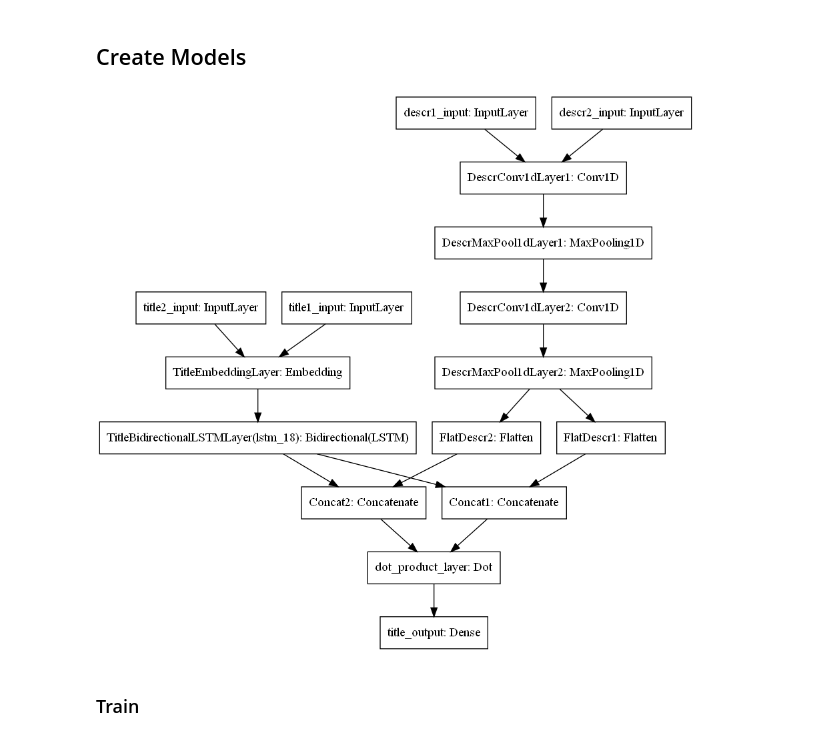
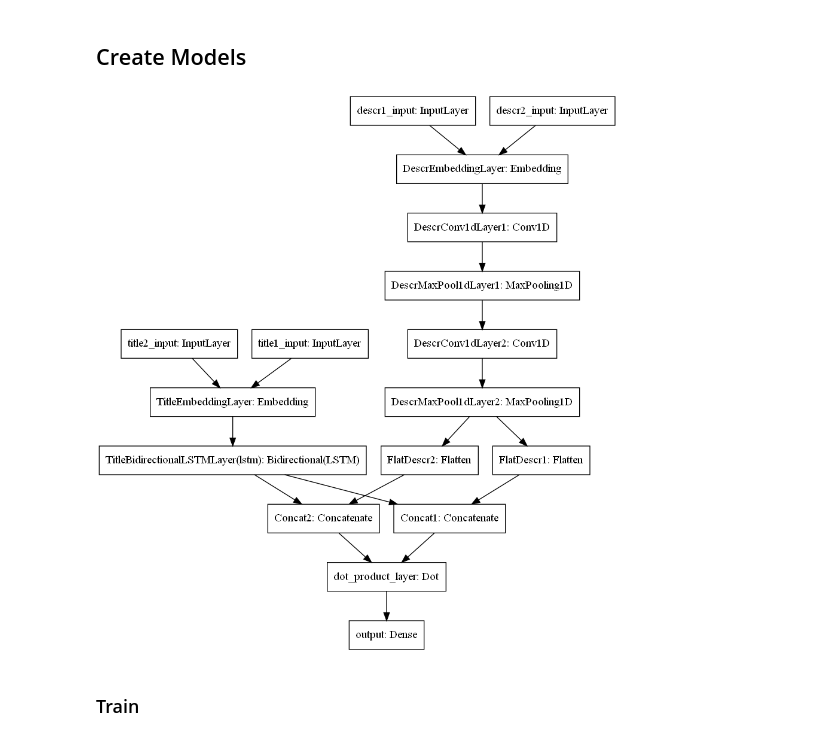
Before and after one commit to parvezmrobin/ml-br-deduplication, a Jupyter notebook: notebooks/siamese-trials/title-descr-eclipse.ipynb, the cells around one changed output. Drawn from its saved outputs; the diff is of its cells as text; code cells hidden in the pictures.

Commit message:
fixed description embedding

```diff
--- a/notebooks/siamese-trials/title-descr-eclipse.ipynb
+++ b/notebooks/siamese-trials/title-descr-eclipse.ipynb
@@ -395,6 +395,14 @@ TitleLSTMLayer = layers.Bidirectional(layers.LSTM(
   dropout=0.2,
   recurrent_dropout=0.2,
 ), name='TitleBidirectionalLSTMLayer')
+
+DescrEmbeddingLayer = layers.Embedding(
+  input_dim=MAX_TOKENS,
+  output_dim=EMBEDDING_DIM,
+  embeddings_initializer=Constant(descr_embedding_matrix),
+  trainable=False,
+  name='DescrEmbeddingLayer',
+)
 
 def make_descr_layer(num, kernel_size=3, pool_size=2, strides=None):
   DescrConv1dLayer = layers.Conv1D(
@@ -424,38 +432,39 @@ def create_siamese_component(num: int):
   title_embedding_layer = TitleEmbeddingLayer(title_input)
   title_lstm_layer = TitleLSTMLayer(title_embedding_layer)
 
-  descr_input = layers.Input(shape=(None, 1), name=f'descr{num}_input')
-  descr_conv1d1 = DescrConv1dLayer1(descr_input)
+  descr_input = layers.Input(shape=(None,), name=f'descr{num}_input')
+  descr_embedding_layer = DescrEmbeddingLayer(descr_input)
+  descr_conv1d1 = DescrConv1dLayer1(descr_embedding_layer)
   descr_max_pool1d1 = DescrMaxPool1dLayer1(descr_conv1d1)
   descr_conv1d2 = DescrConv1dLayer2(descr_max_pool1d1)
   descr_max_pool1d2 = DescrMaxPool1dLayer2(descr_conv1d2)
   # descr_conv1d3 = DescrConv1dLayer3(descr_max_pool1d2)
   # descr_max_pool1d3 = DescrMaxPool1dLayer3(descr_conv1d3)
   descr_flat_Layer = layers.Flatten(name=f'FlatDescr{num}')(descr_max_pool1d2)
 
   concat = layers.Concatenate(axis=1, name=f'Concat{num}')([title_lstm_layer, descr_flat_Layer])
   return SiameseComponent(title_input, descr_input, concat)
 
 
 component1 = create_siamese_component(1)
 component2 = create_siamese_component(2)
 
 dot_product_layer = layers.Dot(
   axes=1,
   name='dot_product_layer'
 )([component1.output, component2.output])
 output = layers.Dense(
   1, activation='sigmoid', name='output',
 )(dot_product_layer)
 siamese_model = models.Model(
   inputs=[component1.title, component2.title, component1.description, component2.description],
   outputs=output,
   name='siamese_model'
 )
 
 kutils.plot_model(siamese_model)
 # %% [output]
-[figure, old version]
+[figure, new version]
 # %% [markdown]
 ### Train
 # %%
```
Also changed, not shown: parts of 2 cells of this notebook.
